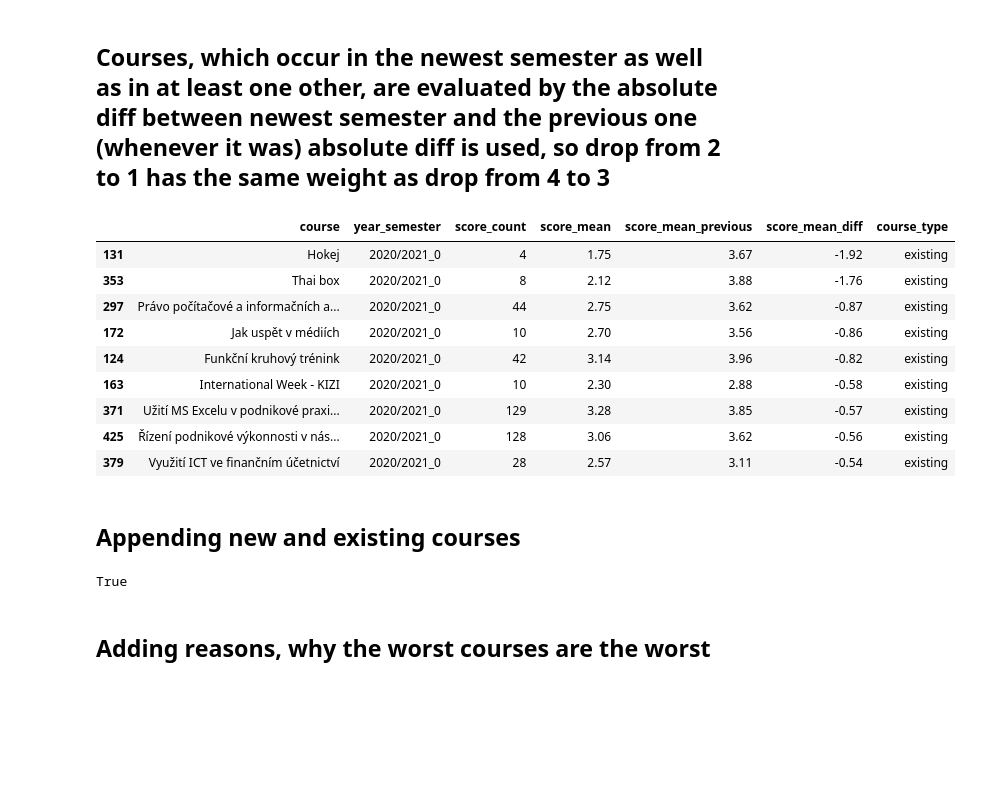
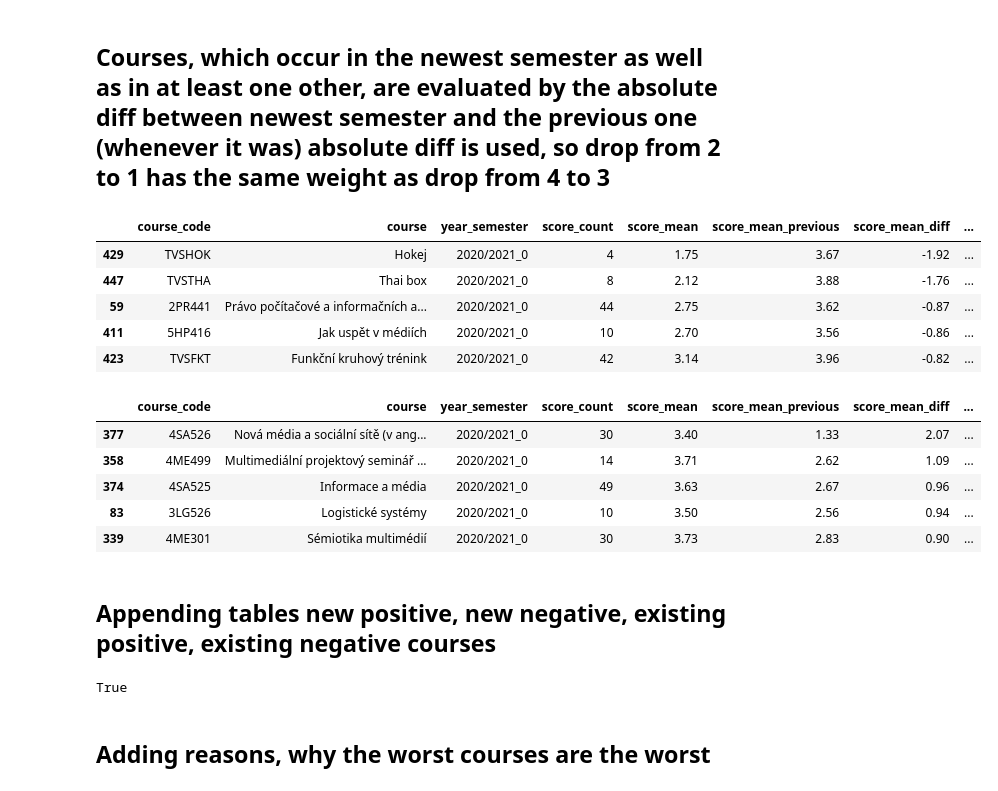
Before and after one commit to daann8/VSE_studentske-ankety, a Jupyter notebook: top_problems.ipynb, the cells around one changed output. Drawn from its saved outputs; the diff is of its cells as text; code cells hidden in the pictures; blank space fills up the shorter version.

Commit message:
Add files via upload
added positive areas

```diff
--- a/top_problems.ipynb
+++ b/top_problems.ipynb
@@ -159,32 +157,42 @@ df_existing_courses['rank'] = df_existing_courses.groupby(['course'])['year_seme
 df_existing_courses = df_existing_courses[df_existing_courses['rank'] < 2].drop(columns=['rank']) # keeping only last two semesters for each course
 df_existing_courses['score_mean_previous'] = df_existing_courses.groupby('course')['score_mean'].shift(-1) # adding score from the previous semester to the following one
 df_existing_courses = df_existing_courses[df_existing_courses['year_semester'] == newest_semester] # keeping only the newest (current) semester
-df_existing_courses['score_mean_diff'] = (df_existing_courses['score_mean'] - df_existing_courses['score_mean_previous'])
+df_existing_courses['score_mean_diff'] = (df_existing_courses['score_mean'] - df_existing_courses['score_mean_previous']).round(2)
 df_existing_courses['course_type'] = 'existing'
-df_existing_courses = df_existing_courses.sort_values(by='score_mean_diff')
-
-df_existing_courses = df_existing_courses[df_existing_courses['score_mean_diff'] < -0.5]
-
-df_existing_courses.head(15)
-# %% [output]
-|  | course | year_semester | score_count | score_mean | score_mean_previous | score_mean_diff | course_type |
-| 131 | Hokej | 2020/2021_0 | 4 | 1.75 | 3.67 | -1.92 | existing |
-| 353 | Thai box | 2020/2021_0 | 8 | 2.12 | 3.88 | -1.76 | existing |
-| 297 | Právo počítačové a informačních a... | 2020/2021_0 | 44 | 2.75 | 3.62 | -0.87 | existing |
-| 172 | Jak uspět v médiích | 2020/2021_0 | 10 | 2.70 | 3.56 | -0.86 | existing |
-| 124 | Funkční kruhový trénink | 2020/2021_0 | 42 | 3.14 | 3.96 | -0.82 | existing |
-| 163 | International Week - KIZI | 2020/2021_0 | 10 | 2.30 | 2.88 | -0.58 | existing |
-| 371 | Užití MS Excelu v podnikové praxi... | 2020/2021_0 | 129 | 3.28 | 3.85 | -0.57 | existing |
-| 425 | Řízení podnikové výkonnosti v nás... | 2020/2021_0 | 128 | 3.06 | 3.62 | -0.56 | existing |
-| 379 | Využití ICT ve finančním účetnictví | 2020/2021_0 | 28 | 2.57 | 3.11 | -0.54 | existing |
+# %%
+df_existing_courses_negative = df_existing_courses[df_existing_courses['score_mean_diff'] < -0.5].copy().sort_values(by='score_mean_diff')
+df_existing_courses_negative['sentiment_type'] = 'negative'
+
+df_existing_courses_positive = df_existing_courses[df_existing_courses['score_mean_diff'] > 0.5].copy().sort_values(by='score_mean_diff', ascending=False)
+df_existing_courses_positive['sentiment_type'] = 'positive'
+# %%
+df_existing_courses_negative.head()
+# %% [output]
+|  | course_code | course | year_semester | score_count | score_mean | score_mean_previous | score_mean_diff | ... |
+| 429 | TVSHOK | Hokej | 2020/2021_0 | 4 | 1.75 | 3.67 | -1.92 | ... |
+| 447 | TVSTHA | Thai box | 2020/2021_0 | 8 | 2.12 | 3.88 | -1.76 | ... |
+| 59 | 2PR441 | Právo počítačové a informačních a... | 2020/2021_0 | 44 | 2.75 | 3.62 | -0.87 | ... |
+| 411 | 5HP416 | Jak uspět v médiích | 2020/2021_0 | 10 | 2.70 | 3.56 | -0.86 | ... |
+| 423 | TVSFKT | Funkční kruhový trénink | 2020/2021_0 | 42 | 3.14 | 3.96 | -0.82 | ... |
+# %%
+df_existing_courses_positive.head()
+# %% [output]
+|  | course_code | course | year_semester | score_count | score_mean | score_mean_previous | score_mean_diff | ... |
+| 377 | 4SA526 | Nová média a sociální sítě (v ang... | 2020/2021_0 | 30 | 3.40 | 1.33 | 2.07 | ... |
+| 358 | 4ME499 | Multimediální projektový seminář ... | 2020/2021_0 | 14 | 3.71 | 2.62 | 1.09 | ... |
+| 374 | 4SA525 | Informace a média | 2020/2021_0 | 49 | 3.63 | 2.67 | 0.96 | ... |
+| 83 | 3LG526 | Logistické systémy | 2020/2021_0 | 10 | 3.50 | 2.56 | 0.94 | ... |
+| 339 | 4ME301 | Sémiotika multimédií | 2020/2021_0 | 30 | 3.73 | 2.83 | 0.90 | ... |
 # %% [markdown]
-## Appending new and existing courses
+## Appending tables new positive, new negative, existing positive, existing negative courses
-# %%
-df_new_and_existing_courses = pd.concat([df_new_courses, df_existing_courses],sort=False)
-
-len(df_new_and_existing_courses) == len(df_new_courses) + len(df_existing_courses)
-# %% [output]
-True
+# %%
+df_appended = pd.concat([df_new_courses_positive, df_new_courses_negative, df_existing_courses_positive, df_existing_courses_negative],sort=False).sort_values(by='score_count', ascending=False)
+df_appended['rank'] = np.arange(df_appended.shape[0])+1
+
+
+len(df_appended) == len(df_new_courses_positive) + len(df_new_courses_negative) + len(df_existing_courses_positive) + len(df_existing_courses_negative)
+# %% [output]
+True
 # %% [markdown]
 ## Adding reasons, why the worst courses are the worst
 # %%
```
Also changed, not shown: parts of 17 cells of this notebook.
